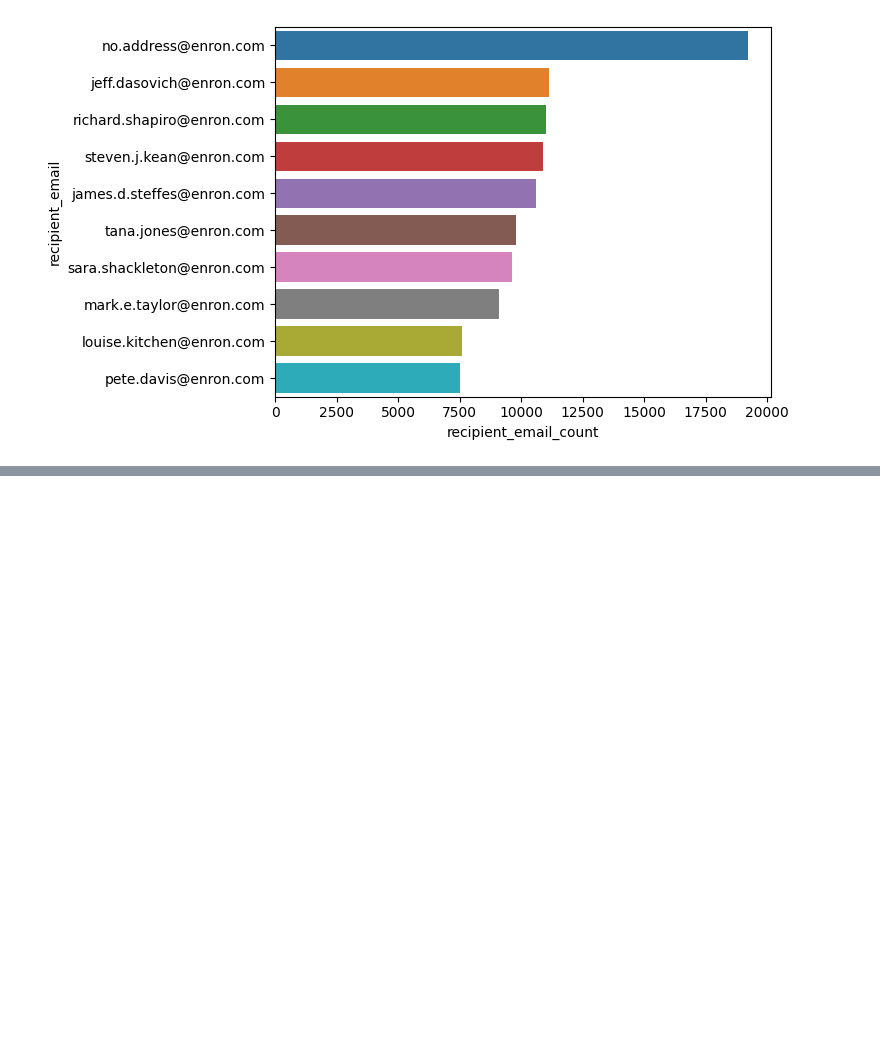
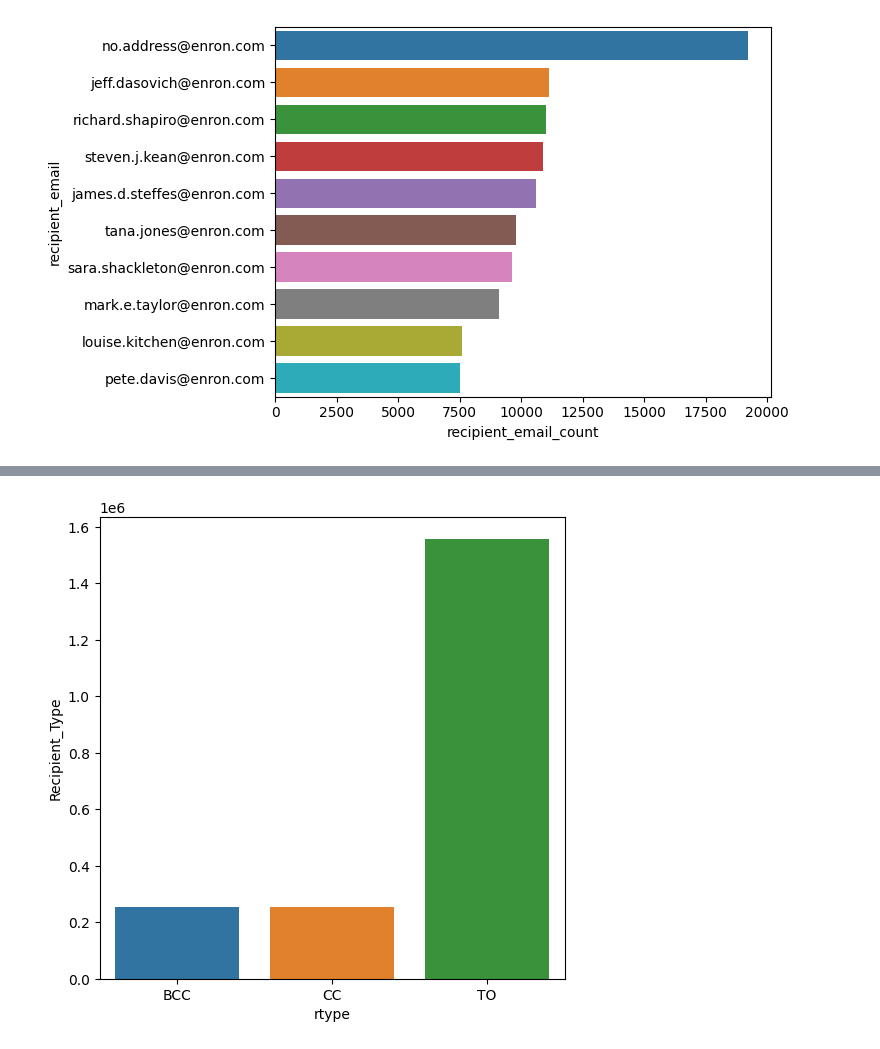
Before and after one commit to Sharrfaa/textsummariser, a Jupyter notebook: IBP_Assignment2.ipynb, the cells around one changed output, grey strips where cells are left out. Cells and saved outputs as stored; diff of their text form; code cells hidden in the pictures; blank space fills up the shorter version.

```diff
--- a/IBP_Assignment2.ipynb
+++ b/IBP_Assignment2.ipynb
@@ -343,3 +373,9 @@ sns.barplot(data=recipient_df, y='recipient_email', x='recipient_email_count')
+# %%
+fig3 = plt.subplots(figsize=(6,6))
+sns.barplot(x='rtype', y='Recipient_Type', data=rtype_df)
+plt.show()
+# %% [output]
+[figure, added]
 # %%
 #conn.commit()
 #conn.close()
```
Also changed, not shown: parts of 5 cells of this notebook.
